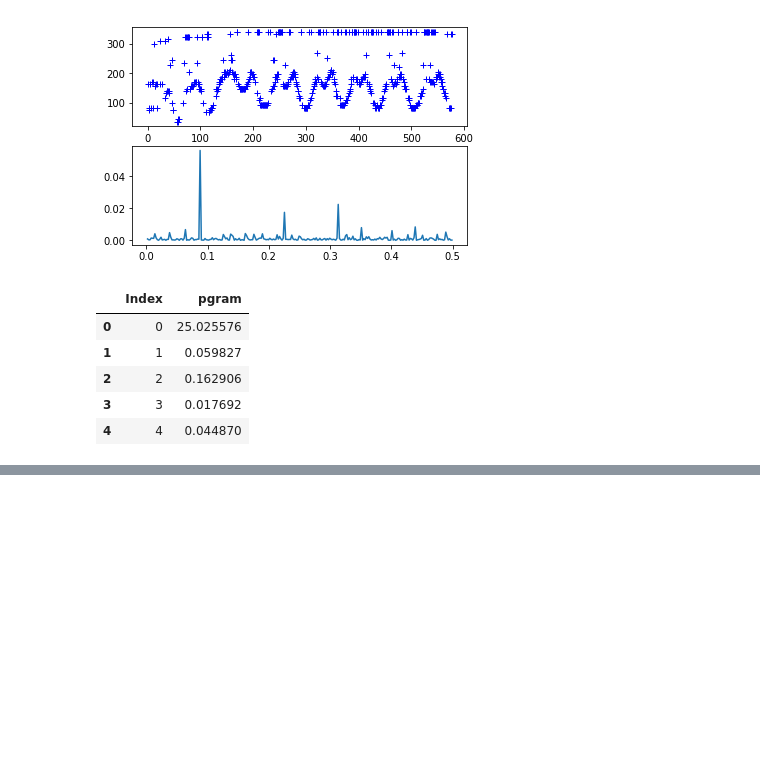
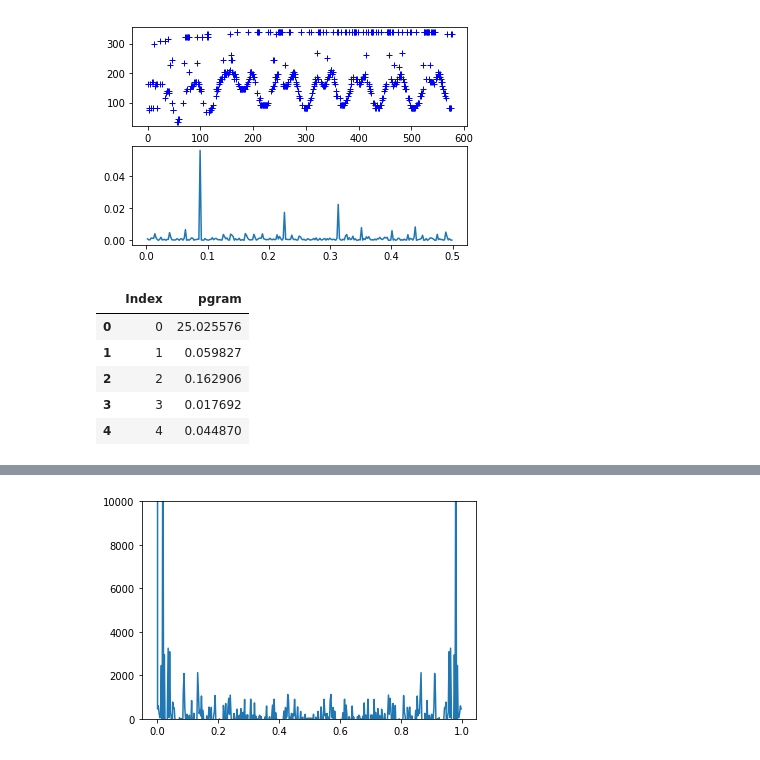
Before and after one commit to SreehariRamMohan/Sit-to-stand-Test, a Jupyter notebook: iOS Custom Peak Detection.ipynb, the cells around one changed output, grey strips where cells are left out. Saved outputs shown, nothing was run; the diff lists cells and outputs as text; code cells hidden in the pictures; blank space fills up the shorter version.

Commit message:
Pure Numpy for Periodogram

```diff
--- a/iOS Custom Peak Detection.ipynb
+++ b/iOS Custom Peak Detection.ipynb
@@ -141,0 +152,4 @@ plt.savefig("iOS-periodogram")
+# %%
+rightLegAngle = df.iloc[:, 1]
+# %%
+rightLegAngle.dropna(axis=0, inplace=True)
@@ -141,0 +165,10 @@ plt.savefig("iOS-periodogram")
+# %%
+signal = np.array(rightLegAngle)
+# %%
+pgram = (2.0/len(signal)) * numpy.power(numpy.fft.fft(signal), 2)
+# %%
+plt.plot(np.array(range(len(pgram)))/len(pgram), pgram)
+plt.ylim(0, 10000)
+plt.savefig("pure-numpy-periodogram")
+# %% [output]
+[figure, added]
```
Also changed, not shown: parts of 4 cells of this notebook, 2 other files.
